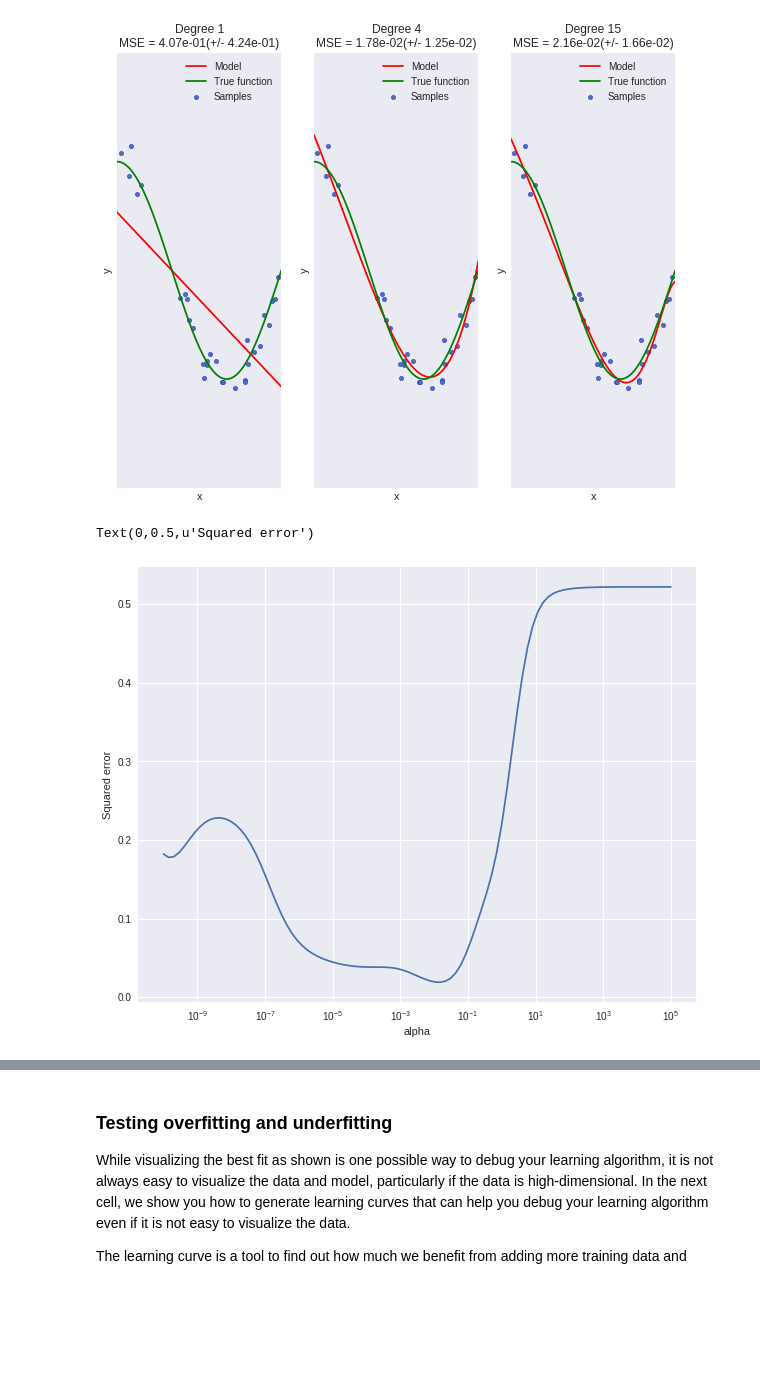
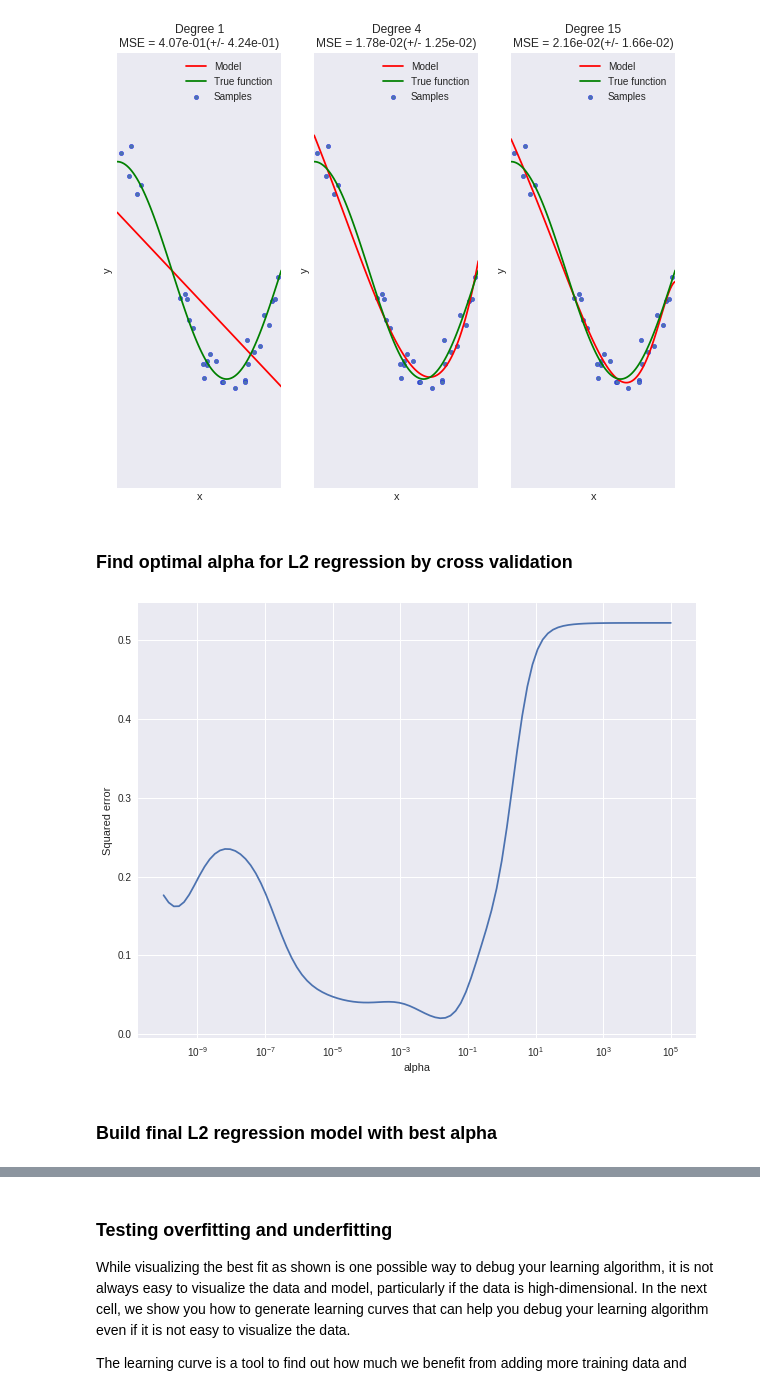
Before and after one commit to lordzero82/MLBootCamp, a Jupyter notebook: lab1_partB_new.ipynb, the cells around one changed output, grey strips where cells are left out. Saved outputs shown, nothing was run; the diff lists cells and outputs as text; code cells hidden in the pictures; blank space fills up the shorter version.

```diff
--- a/lab1_partB_new.ipynb
+++ b/lab1_partB_new.ipynb
@@ -63,15 +70,15 @@ The true model is $cos(1.5\pi x)$, and the data consists of x drawn from the int
 First set alpha = 0.0, and observe the fits. Then change alpha to 0.01, 0.1, 1.0, 10.0 and 100.0. What do you observe?
 # %%
+np.random.seed(0)
+n_samples = 30
+
 def true_fun(X):
     return np.cos(1.5 * np.pi * X)
 
-np.random.seed(0)
-
-n_samples = 30
-degrees = [1, 4, 15]
-
 X = np.sort(np.random.rand(n_samples))
 y = true_fun(X) + np.random.randn(n_samples) * 0.1
+
+degrees = [1, 4, 15]
 
 for i in range(len(degrees)):
     ax = plt.subplot(1, len(degrees), i + 1)
@@ -82,7 +89,7 @@ for i in range(len(degrees)):
     ## CHANGE ALPHA HERE!!
     ridge = Ridge(alpha=0.01)
     pipeline = Pipeline([("polynomial_features", polynomial_features),
-                         ("linear_regression", ridge)])
+                         ("ridge", ridge)])
     pipeline.fit(X[:, np.newaxis], y)
 
     # Evaluate the models using crossvalidation
@@ -103,31 +110,35 @@ for i in range(len(degrees)):
 plt.show()
 # %% [output]
 [figure]
+# %% [markdown]
+### Find optimal alpha for L2 regression by cross validation
 # %%
 # to find the optimal value of alpha, select the highest degree you want to work with
 # and then sweep through the alphas on a logarithmic scale
 
 n_alphas = 100
 alphas = np.logspace(-10, 5, n_alphas)
 scores = []
 
 for alpha in alphas:
-  polynomial_features = PolynomialFeatures(degree=14,
+  polynomial_features = PolynomialFeatures(degree=15,
                                              include_bias=False)
   ridge = Ridge(alpha=alpha)
   pipeline = Pipeline([("polynomial_features", polynomial_features),
-                         ("linear_regression", ridge)])
+                         ("ridge", ridge)])
   pipeline.fit(X[:, np.newaxis], y)
   score = cross_val_score(pipeline, X[:, np.newaxis], y,
                              scoring="neg_mean_squared_error", cv=10)
   scores.append(-np.mean(score))
 
 plt.semilogx(alphas,scores)
 plt.xlabel('alpha')
 plt.ylabel('Squared error')
+plt.show()
 # %% [output]
-Text(0,0.5,u'Squared error')
-[figure, old version]
+[figure, new version]
+# %% [markdown]
+### Build final L2 regression model with best alpha
 # %%
 # build the final model with the optimal alpha
 best_alpha = alphas[scores.index(min(scores))]
```
Also changed, not shown: parts of 11 cells of this notebook.
